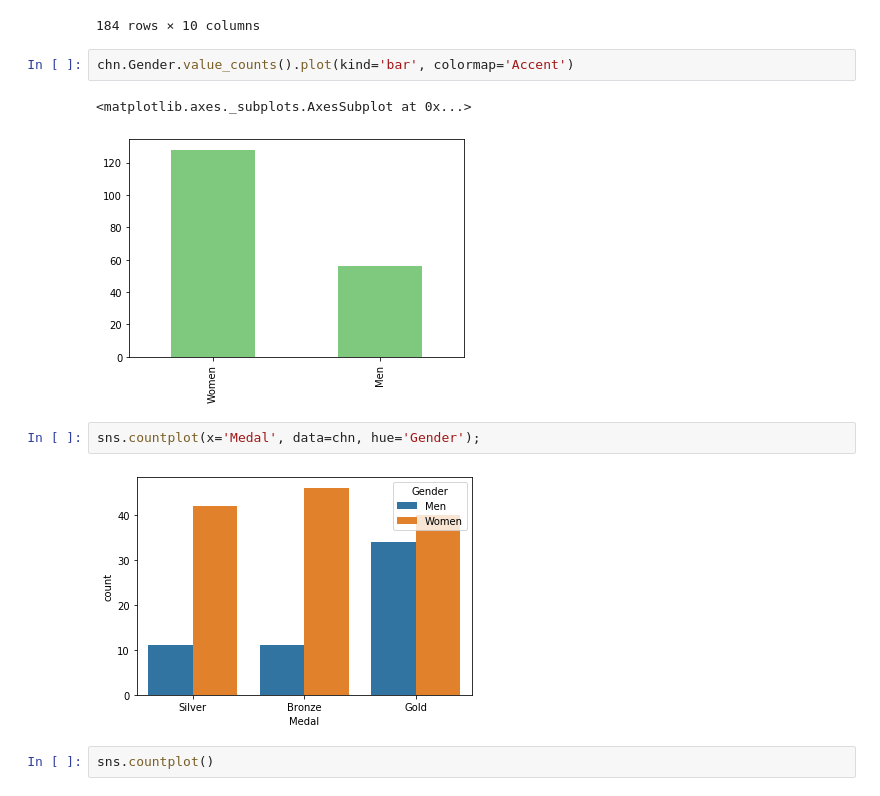
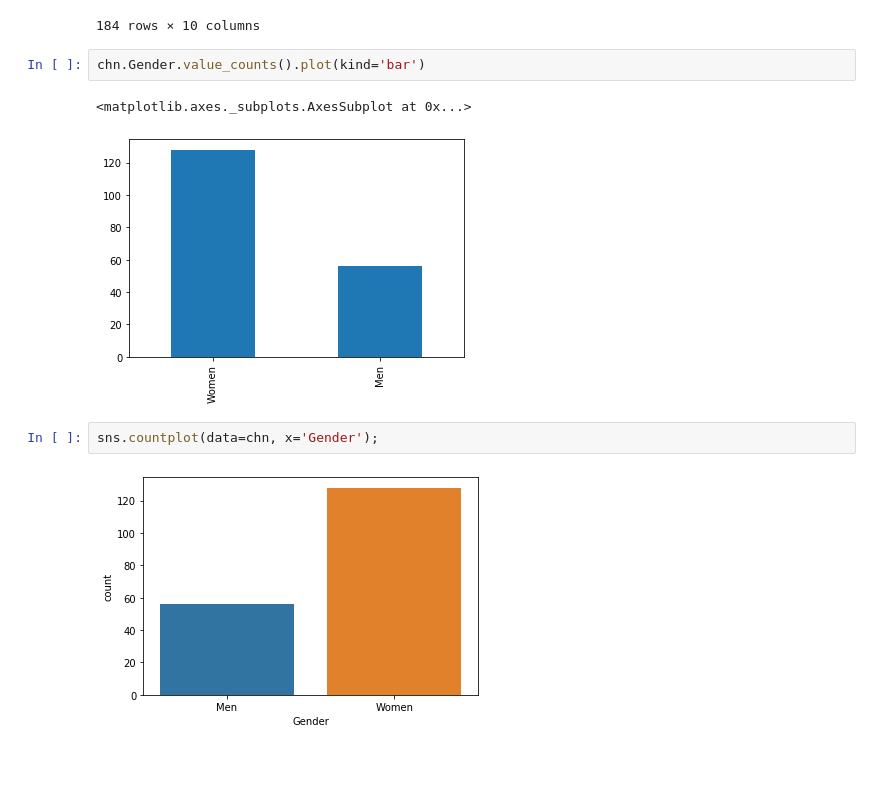
Before and after one commit to cidones/pandas-training, a Jupyter notebook: Challanges.ipynb, the cells around one changed output. Saved outputs shown, nothing was run; the diff lists cells and outputs as text; blank space fills up the shorter version.

```diff
--- a/Challanges.ipynb
+++ b/Challanges.ipynb
@@ -119,13 +114,11 @@ chn
 | 29204 | Beijing | 2008 | Wrestling | Wrestling Gre-R | CHANG, Yongxiang | CHN | Men | 66 - 74kg | M | Silver |
 184 rows × 10 columns
 # %%
-chn.Gender.value_counts().plot(kind='bar', colormap='Accent')
+chn.Gender.value_counts().plot(kind='bar')
 # %% [output]
 <matplotlib.axes._subplots.AxesSubplot at 0x...>
-[figure, old version]
+[figure, new version]
 # %%
-sns.countplot(x='Medal', data=chn, hue='Gender');
+sns.countplot(data=chn, x='Gender');
 # %% [output]
-[figure, old version]
+[figure, new version]
-# %%
-sns.countplot()
```
Also changed, not shown: parts of 9 cells of this notebook, 1 other file.
